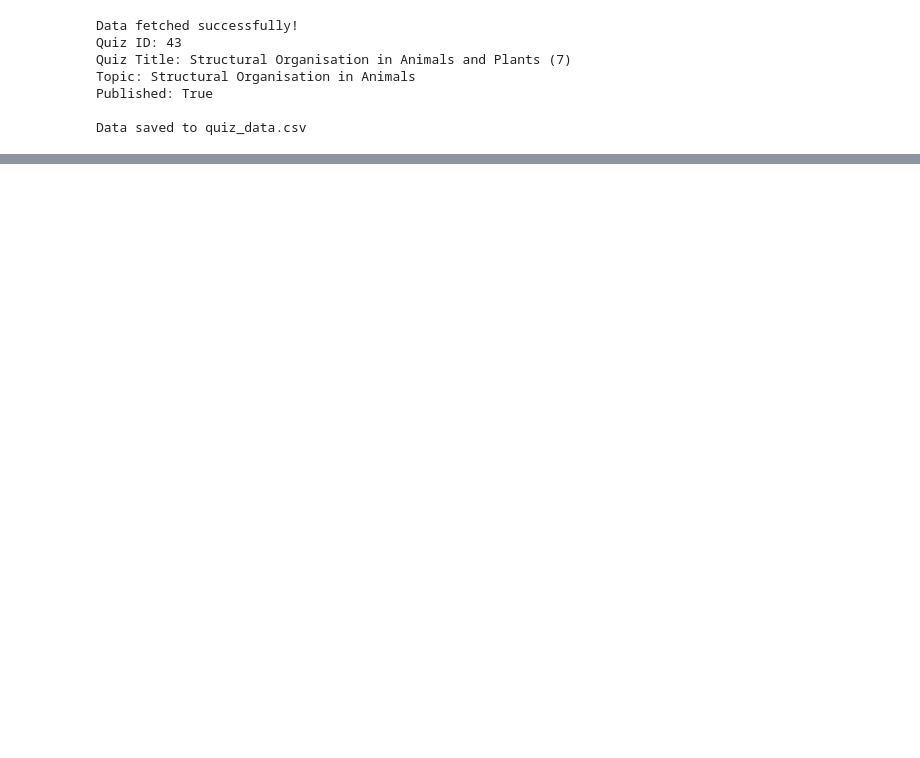
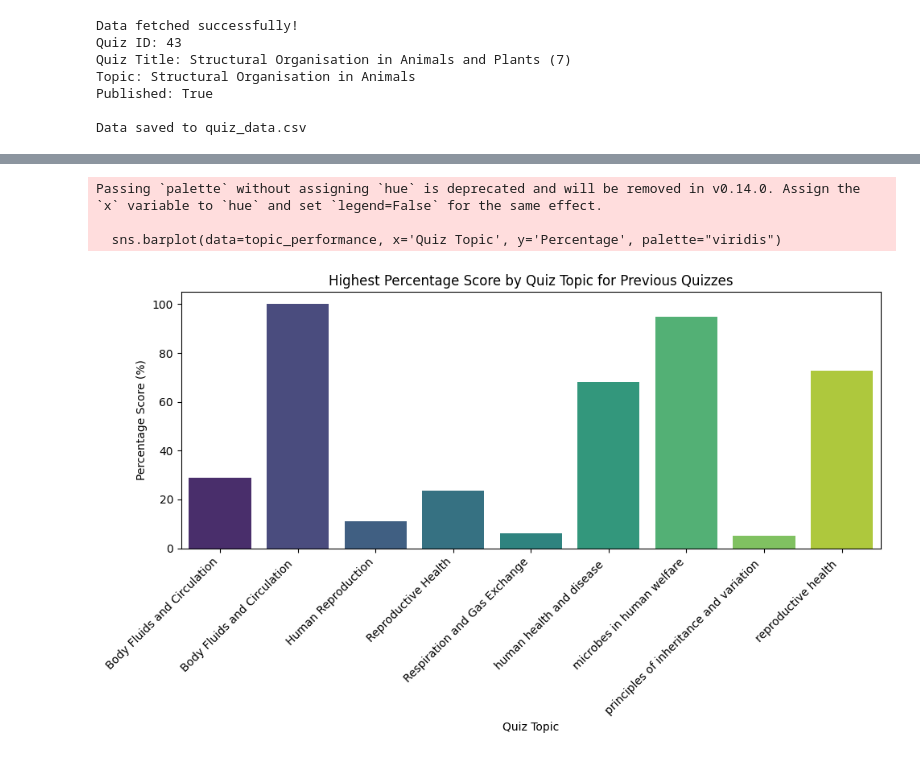
Before and after one commit to Mahi230504/Quiz-data-analysis, a Jupyter notebook: Quiz-data-Extraction.ipynb, the cells around one changed output, grey strips where cells are left out. Drawn from its saved outputs; the diff is of its cells as text; code cells hidden in the pictures; blank space fills up the shorter version.

```diff
--- a/Quiz-data-Extraction.ipynb
+++ b/Quiz-data-Extraction.ipynb
@@ -83,0 +238,37 @@ Data saved to quiz_data.csv
+# %%
+import pandas as pd
+import matplotlib.pyplot as plt
+import seaborn as sns
+
+# Load the last 5 quizzes data
+df = pd.read_csv("API_Endpoint_data.csv")
+
+# Ensure proper data types for analysis
+df['Accuracy'] = df['Accuracy'].str.rstrip('%').astype(float)  # Convert accuracy from string to float
+
+# Calculate the percentage score for each quiz
+df['Percentage'] = (df['Score'] / (df['Total Questions'] * df['Marks for Correct Answer'])) * 100
+
+# Select the highest percentage score for each topic
+highest_percentage_scores = df.loc[df.groupby("Quiz Topic")["Percentage"].idxmax()]
+
+# Add the percentage column to the original CSV (if needed)
+df.to_csv("API_Endpoint_data_with_percentage.csv", index=False)
+
+# Prepare data for visualization
+topic_performance = highest_percentage_scores[["Quiz Topic", "Percentage"]]
+
+# Visualize: Highest Percentage Score by Quiz Topic
+plt.figure(figsize=(10, 6))
+sns.barplot(data=topic_performance, x='Quiz Topic', y='Percentage', palette="viridis")
+plt.title('Highest Percentage Score by Quiz Topic for Previous Quizzes')
+plt.xlabel('Quiz Topic')
+plt.ylabel('Percentage Score (%)')
+plt.xticks(rotation=45, ha="right")  # Improved readability
+plt.tight_layout()
+plt.show()
+# %% [output]
+Passing `palette` without assigning `hue` is deprecated and will be removed in v0.14.0. Assign the `x` variable to `hue` and set `legend=False` for the same effect.
+
+  sns.barplot(data=topic_performance, x='Quiz Topic', y='Percentage', palette="viridis")
+[figure, added]
```
Also changed, not shown: parts of 13 cells of this notebook, 2 other files.
